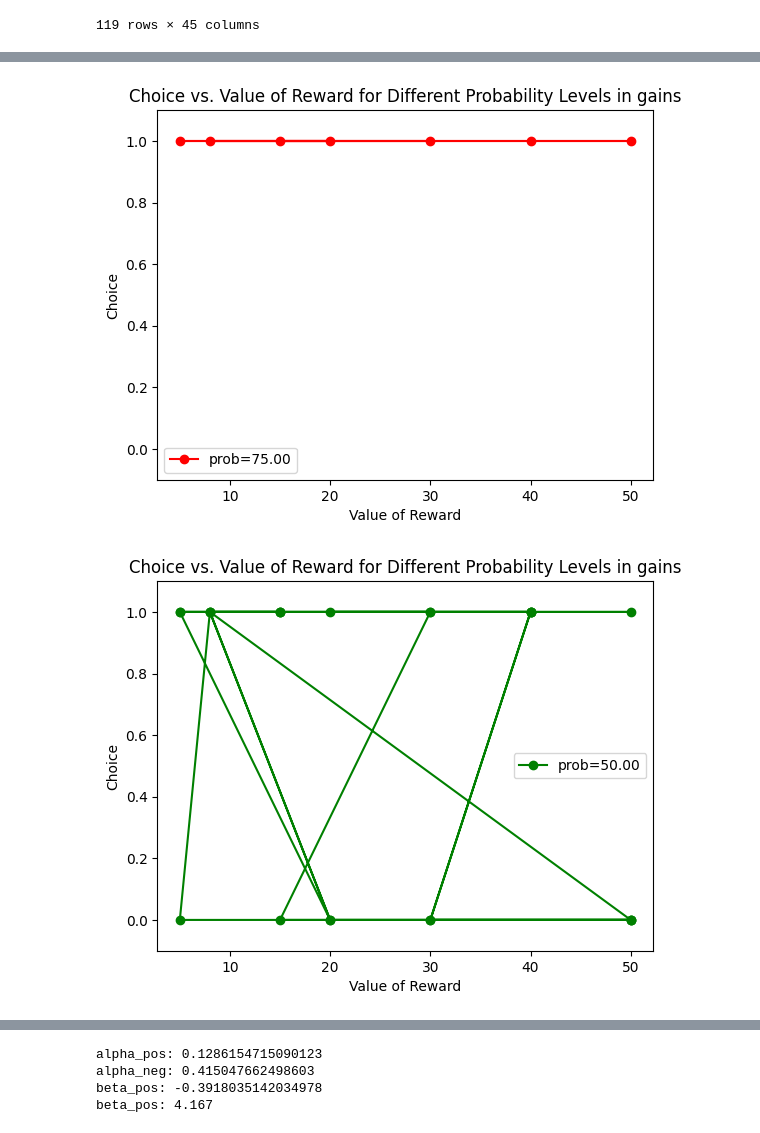
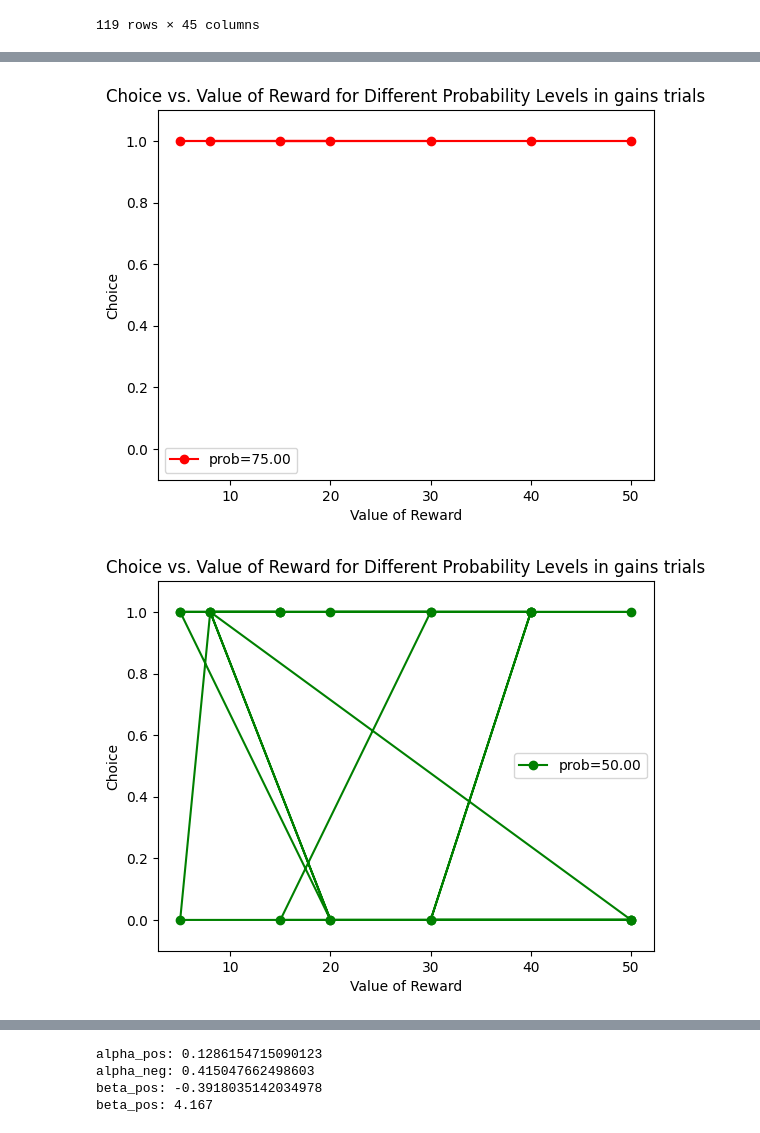
Before and after one commit to CDN-Lab/Intracraneal_electrodes, a Jupyter notebook: uncertaintyencoding.ipynb, the cells around one changed output, grey strips where cells are left out. Drawn from its saved outputs; the diff is of its cells as text; code cells hidden in the pictures.

Commit message:
Code that creates choice behavior figures

```diff
--- a/uncertaintyencoding.ipynb
+++ b/uncertaintyencoding.ipynb
@@ -105,23 +85,23 @@ dfgains
 # %%
 def plotting_raw_behavior(df, trials='gains'):
     colors = ['r', 'g', 'b', 'c', 'y', 'm', 'k']
     probs = sorted(df['crdm_lott_p'].unique(), reverse=True)
 
     for i, p in enumerate(probs):
         subset_df = df[df['crdm_lott_p'] == p]
         x = subset_df['value_reward']
         y = subset_df['crdm_choice']
 
         plt.plot(x, y, '{}o-'.format(colors[i]), label='prob={0:0.2f}'.format(p))
 
-        plt.title('Choice vs. Value of Reward for Different Probability Levels in {}'.format(trials))
+        plt.title('Choice vs. Value of Reward for Different Probability Levels in {} trials'.format(trials))
         plt.xlabel('Value of Reward')
         plt.ylabel('Choice')
         plt.ylim([-0.1,1.1])  # Set y-axis limits to 0 and 1
         plt.legend()
         plt.show()
 
 plotting_raw_behavior(dfgains, trials='gains')
 # %% [output]
-[figure, old version]
+[figure, new version]
-[figure, old version]
+[figure, new version]
```
Also changed, not shown: parts of 5 cells of this notebook, 6 other files.
